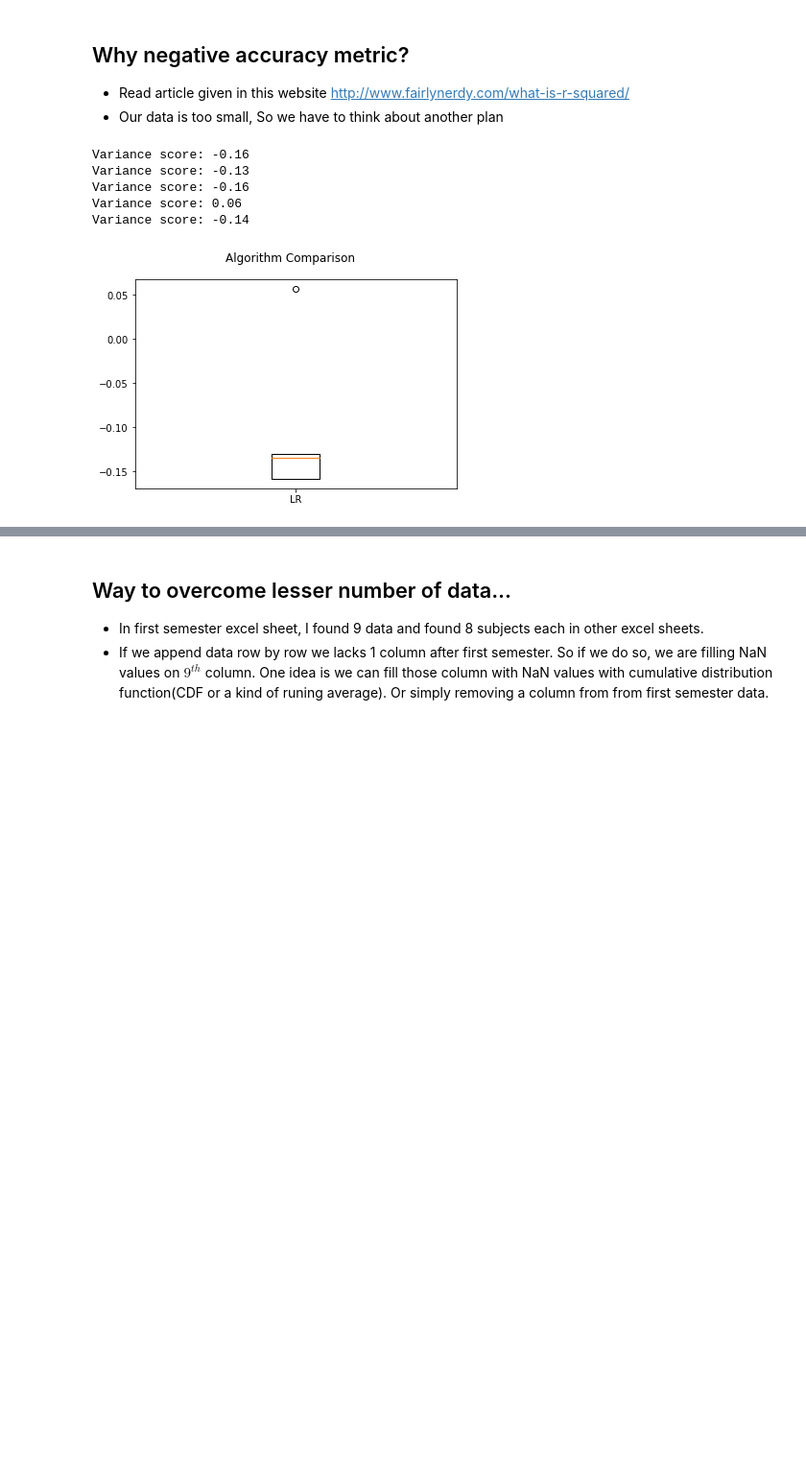
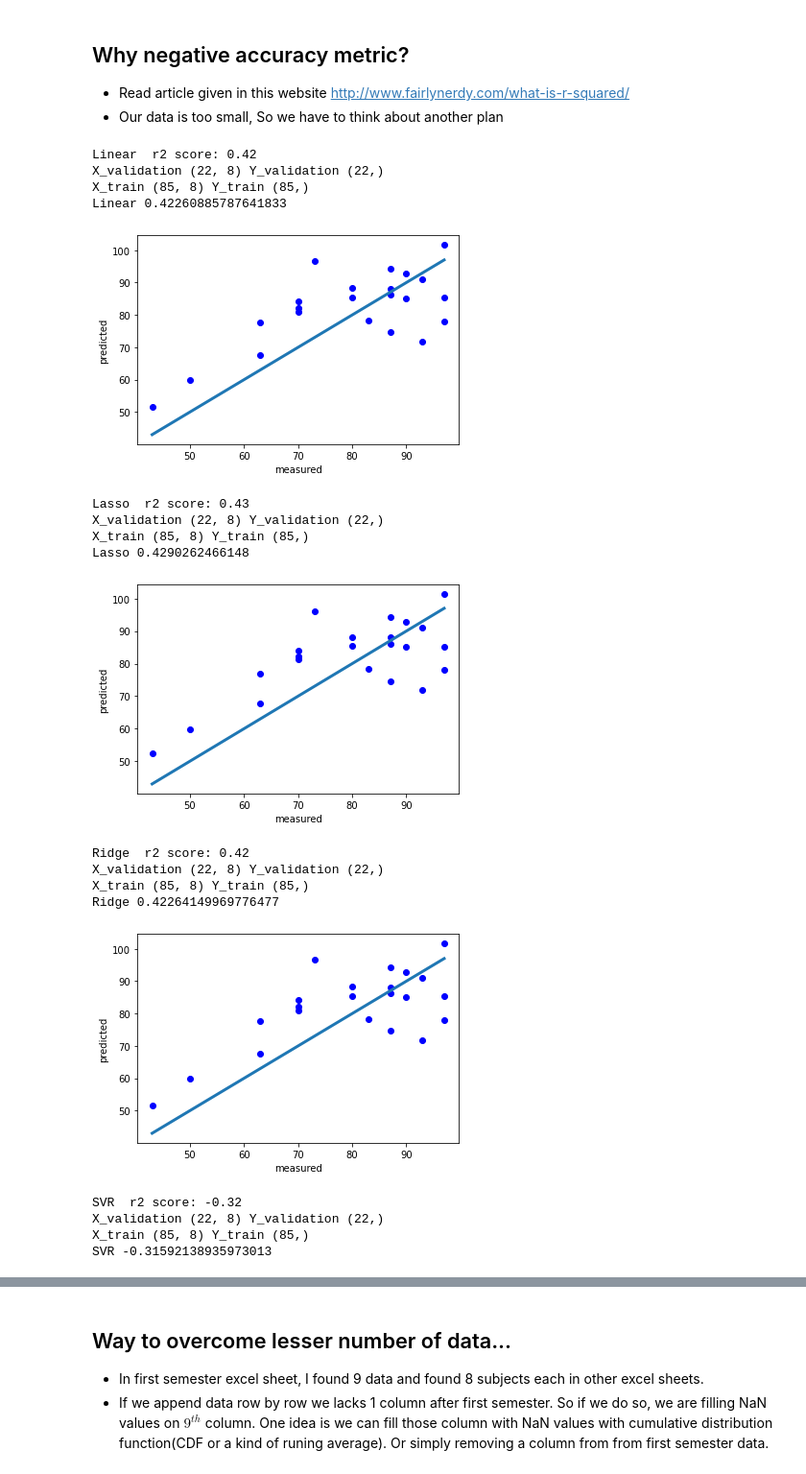
Before and after one commit to arunksoman/GPA_Prediction, a Jupyter notebook: GPA_Calculation.ipynb, the cells around one changed output, grey strips where cells are left out. Shown: that part at 96% size. Drawn from its saved outputs; the diff is of its cells as text; code cells hidden in the pictures; blank space fills up the shorter version.

Commit message:
added some more graphs to give insight about prediction

```diff
--- a/GPA_Calculation.ipynb
+++ b/GPA_Calculation.ipynb
@@ -253,0 +296,13 @@ semester1_df.shape
+# %%
+semester1_df2['sem1_sub1'] = new_df_s1s2['BE103_avg']
+semester1_df2['sem1_sub2'] = new_df_s1s2['BE110_avg']
+semester1_df2['sem1_sub3'] = new_df_s1s2['BE101-05_avg']
+semester1_df2['sem1_sub4'] = new_df_s1s2['CS110_avg']
+semester1_df2['sem1_sub5'] = new_df_s1s2['EE100_avg']
+semester1_df2['sem1_sub6'] = new_df_s1s2['EE110_avg']
+semester1_df2['sem1_sub7'] = new_df_s1s2['MA101_avg']
+semester1_df2['sem1_sub8'] = new_df_s1s2['PH100_avg']
+semester1_df2['sem1_sub9'] = new_df_s1s2['PH110_avg']
+semester1_df2['sem1_SGPA'] = new_df_s1s2['SGPA_S1']
+semester1_df2.head(10)
+print(semester1_df2.shape)
@@ -253,0 +311,4 @@ semester1_df.shape
+# %%
+semester1_df = semester1_df.append(semester1_df2, ignore_index = True)
+print(semester1_df.shape)
+semester1_df.head(3)
@@ -329,12 +400,15 @@ seed = 3
 scoring = 'accuracy'
 X_train, X_validation, Y_train, Y_validation = train_test_split(X, Y, test_size=validation_size, shuffle=True, random_state=seed)
 # %%
+poly_model = Pipeline([('poly', PolynomialFeatures(degree=3)),
+                  ('linear', LinearRegression(fit_intercept=False))])
 models = []
-models.append(('LR', LinearRegression()))
-models.append(('L', Lasso()))
-models.append(('R', Ridge()))
+models.append(('Linear', LinearRegression()))
+models.append(('Lasso', Lasso()))
+models.append(('Ridge', Ridge()))
 models.append(('SVR', LinearSVR()))
 models.append(('DT', DecisionTreeRegressor()))
+models.append(('Polynomial, ', poly_model))
 results = []
 names = []
 scoring = 'accuracy'
@@ -345,23 +419,38 @@ scoring = 'accuracy'
 # %%
 from sklearn.metrics import r2_score
 for name, model in models:
     clf = model
     clf.fit(X_train, Y_train)
     predicted = clf.predict(X_validation)
-    print('Variance score: %.2f' % r2_score(Y_validation, predicted))
+    print(name, ' r2 score: %.2f' % r2_score(Y_validation, predicted))
+    print('X_validation', X_validation.shape, 'Y_validation', Y_validation.shape)
+    print('X_train', X_train.shape, 'Y_train', Y_train.shape)
     results.append(r2_score(Y_validation, predicted))
     names.append(name)
-
-fig = plt.figure()
-fig.suptitle('Algorithm Comparison')
-ax = fig.add_subplot(111)
-plt.boxplot(results)
-ax.set_xticklabels(names)
-plt.show()
+    accuracy = clf.score(X_validation, Y_validation)
+    print(name, accuracy)
+    plt.scatter(Y_validation, predicted, color='blue')
+    plt.plot([Y_validation.min(), Y_validation.max()], [Y_validation.min(), Y_validation.max()], lw=3)
+    plt.xlabel('measured')
+    plt.ylabel('predicted')
+    plt.show()
 # %% [output]
-Variance score: -0.16
-Variance score: -0.13
-Variance score: -0.16
-Variance score: 0.06
-Variance score: -0.14
+Linear  r2 score: 0.42
+X_validation (22, 8) Y_validation (22,)
+X_train (85, 8) Y_train (85,)
+Linear 0.42260885787641833
-[figure, old version]
+[figure, new version]
+Lasso  r2 score: 0.43
+X_validation (22, 8) Y_validation (22,)
+X_train (85, 8) Y_train (85,)
+Lasso 0.4290262466148
+[figure, added]
+Ridge  r2 score: 0.42
+X_validation (22, 8) Y_validation (22,)
+X_train (85, 8) Y_train (85,)
+Ridge 0.42264149969776477
+[figure, added]
+SVR  r2 score: -0.32
+X_validation (22, 8) Y_validation (22,)
+X_train (85, 8) Y_train (85,)
+SVR -0.31592138935973013
```
Also changed, not shown: parts of 19 cells of this notebook, 7 other files.
